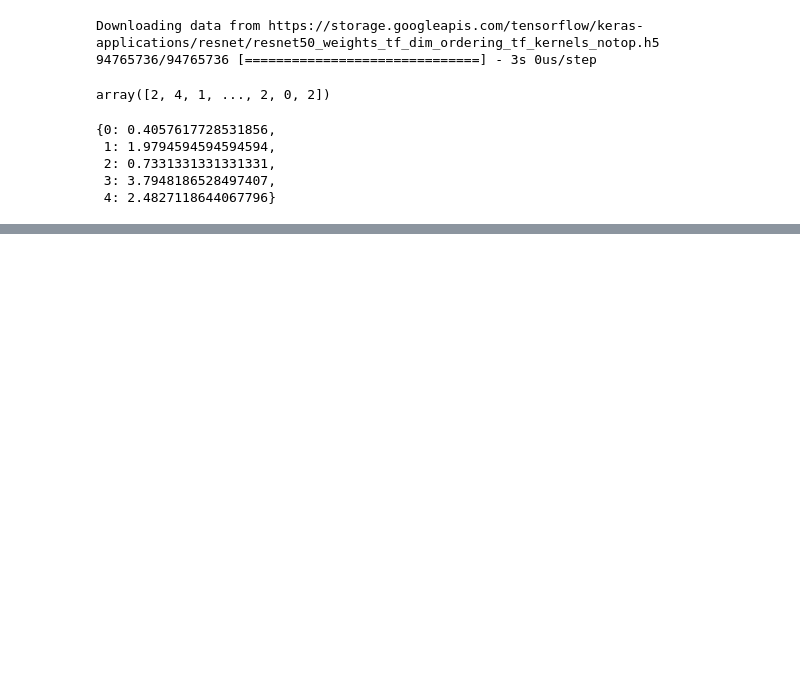
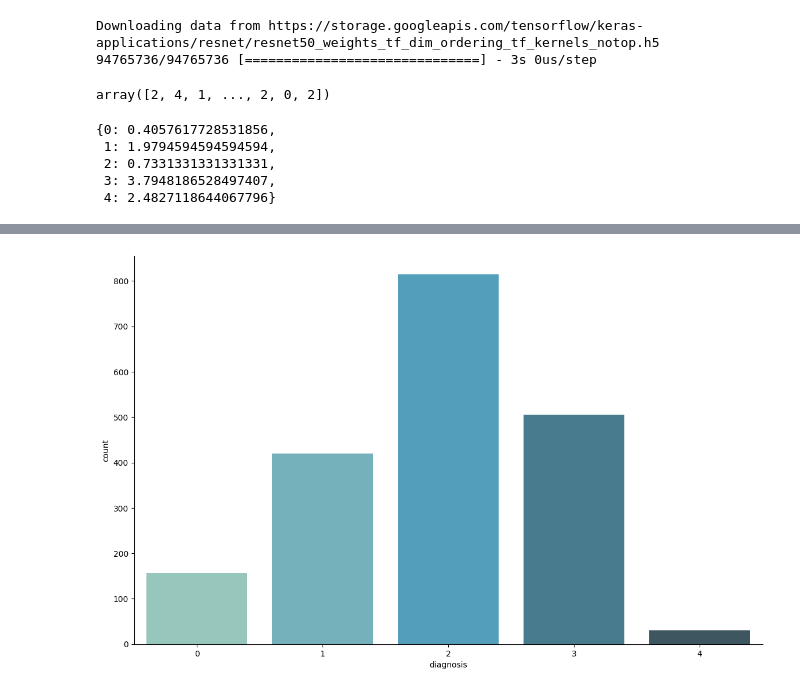
Before and after one commit to ayyucedemirbas/Blindness-Detection, a Jupyter notebook: Diabetic_Retinopathy_ResNet50.ipynb, the cells around one changed output, grey strips where cells are left out. Drawn from its saved outputs; the diff is of its cells as text; code cells hidden in the pictures; blank space fills up the shorter version.

```diff
--- a/Diabetic_Retinopathy_ResNet50.ipynb
+++ b/Diabetic_Retinopathy_ResNet50.ipynb
@@ -315,0 +412,11 @@ Epoch 2/50
+# %%
+test_generator.reset()
+STEP_SIZE_TEST = test_generator.n//test_generator.batch_size
+preds = model.predict_generator(test_generator, steps=STEP_SIZE_TEST)
+predictions = [np.argmax(pred) for pred in preds]
+# %%
+filenames = test_generator.filenames
+results = pd.DataFrame({'id_code':filenames, 'diagnosis':predictions})
+results['id_code'] = results['id_code'].map(lambda x: str(x)[:-4])
+results.to_csv('submission.csv',index=False)
+results.head(10)
@@ -315,0 +435,7 @@ Epoch 2/50
+# %%
+f, ax = plt.subplots(figsize=(14, 8.7))
+ax = sns.countplot(x="diagnosis", data=results, palette="GnBu_d")
+sns.despine()
+plt.show()
+# %% [output]
+[figure, added]
```
Also changed, not shown: parts of 9 cells of this notebook.
